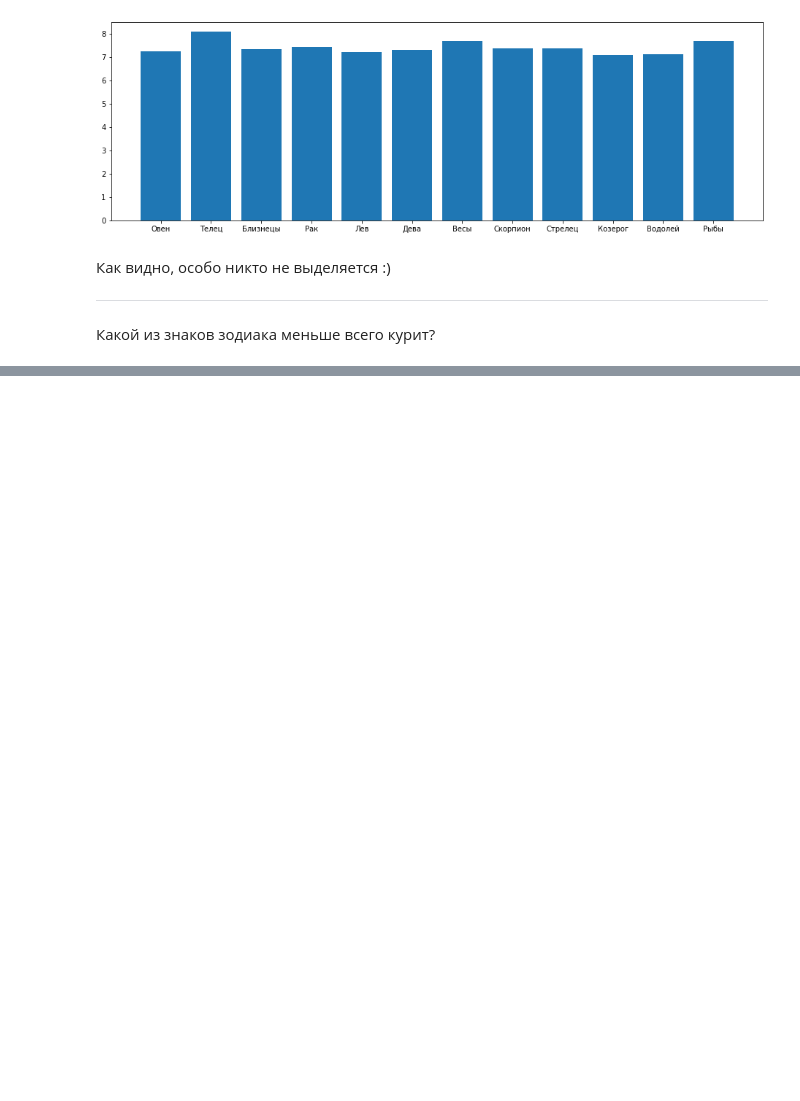
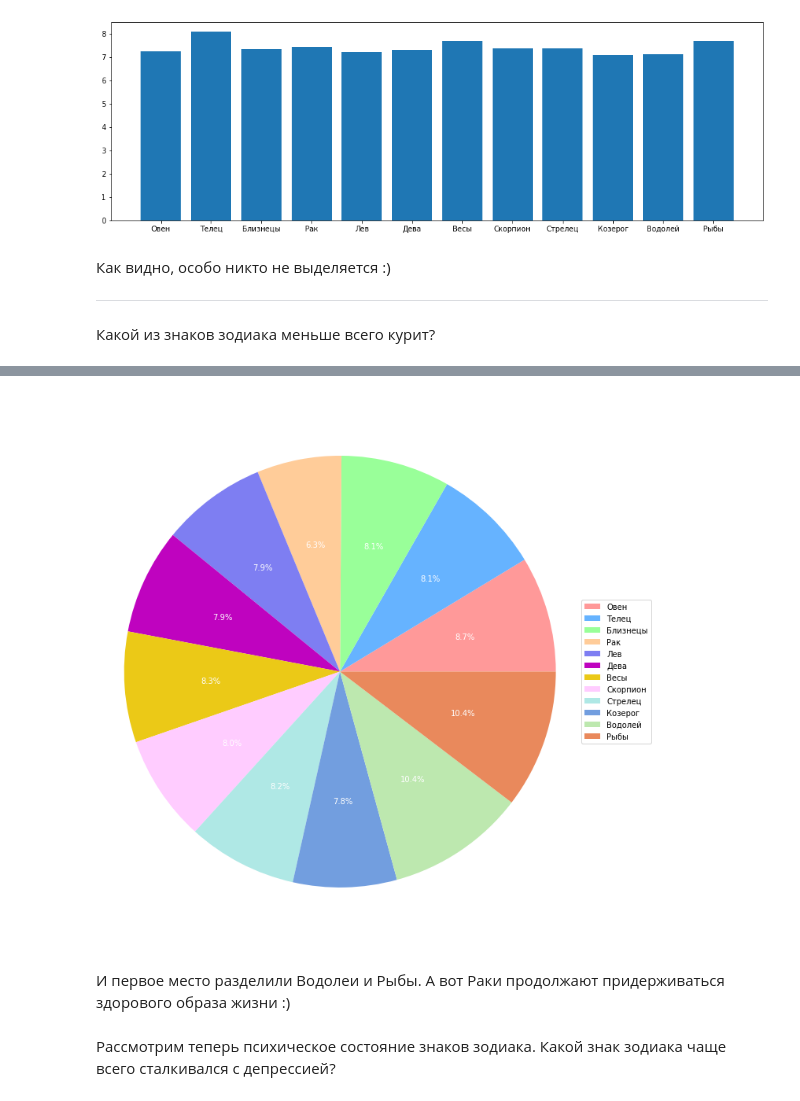
Before and after one commit to sherri-ice/DataAnalyseProject, a Jupyter notebook: vkiad_project.ipynb, the cells around one changed output, grey strips where cells are left out. Cells and saved outputs as stored; diff of their text form; code cells hidden in the pictures; blank space fills up the shorter version.

```diff
--- a/vkiad_project.ipynb
+++ b/vkiad_project.ipynb
@@ -211,0 +237,7 @@ grouped_data.idxmax()
+# %%
+grouped_data = data_frame.groupby(by = ['zodiac_sign']).apply(lambda x: x['alcohol'].value_counts(normalize = True)['Не пью'])
+grouped_data = grouped_data[['Овен', 'Телец', 'Близнецы',
+                              'Рак', 'Лев', 'Дева',
+                             'Весы', 'Скорпион', 'Стрелец',
+                             'Козерог', 'Водолей', 'Рыбы']]
+print(grouped_data)
@@ -211,0 +259,28 @@ grouped_data.idxmax()
+# %%
+fig, ax = plt.subplots(figsize=(10, 10), subplot_kw=dict(aspect="equal"))
+def func(pct):
+    absolute = int(np.round(pct*100))
+    return "{:.1f}%".format(pct, absolute)
+
+labels = ['Овен', 'Телец', 'Близнецы', 'Рак', 'Лев', 'Дева',
+          'Весы', 'Скорпион', 'Стрелец', 'Козерог', 'Водолей', 'Рыбы']
+colors = ['#ff9999','#66b3ff','#99ff99','#ffcc99',
+          '#7e7ef2', '#bf03bf', '#ebc917', '#ffccff',
+          '#afe8e5', '#729edf', '#bde8af', '#e9895c']
+wedges, texts, autotexts = ax.pie(1 - grouped_data.values, colors = colors, autopct = lambda pct: func(pct),
+                                  textprops=dict(color="w"))
+
+
+plt.legend(wedges, labels,
+          loc="center left",
+          bbox_to_anchor=(1, 0, 0.5, 1))
+# Set aspect ratio to be equal so that pie is drawn as a circle.
+plt.axis('equal')
+plt.tight_layout()
+# %% [output]
+[figure, added]
+# %% [markdown]
+И первое место разделили Водолеи и Рыбы. А вот Раки продолжают придерживаться здорового образа жизни :)
+# %% [markdown]
+Рассмотрим теперь психическое состояние знаков зодиака.
+Какой знак зодиака чаще всего сталкивался с депрессией?
```
Also changed, not shown: parts of 23 cells of this notebook.
